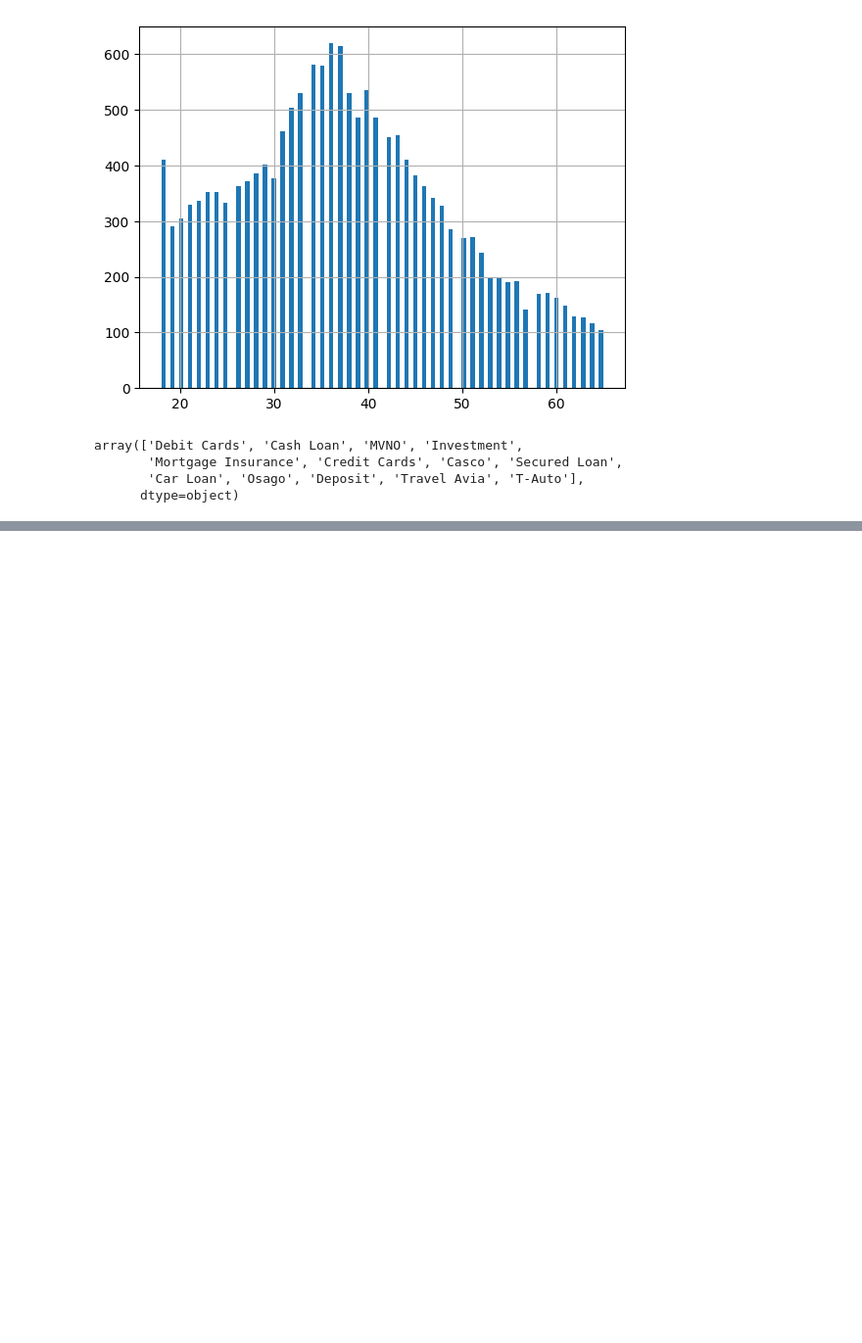
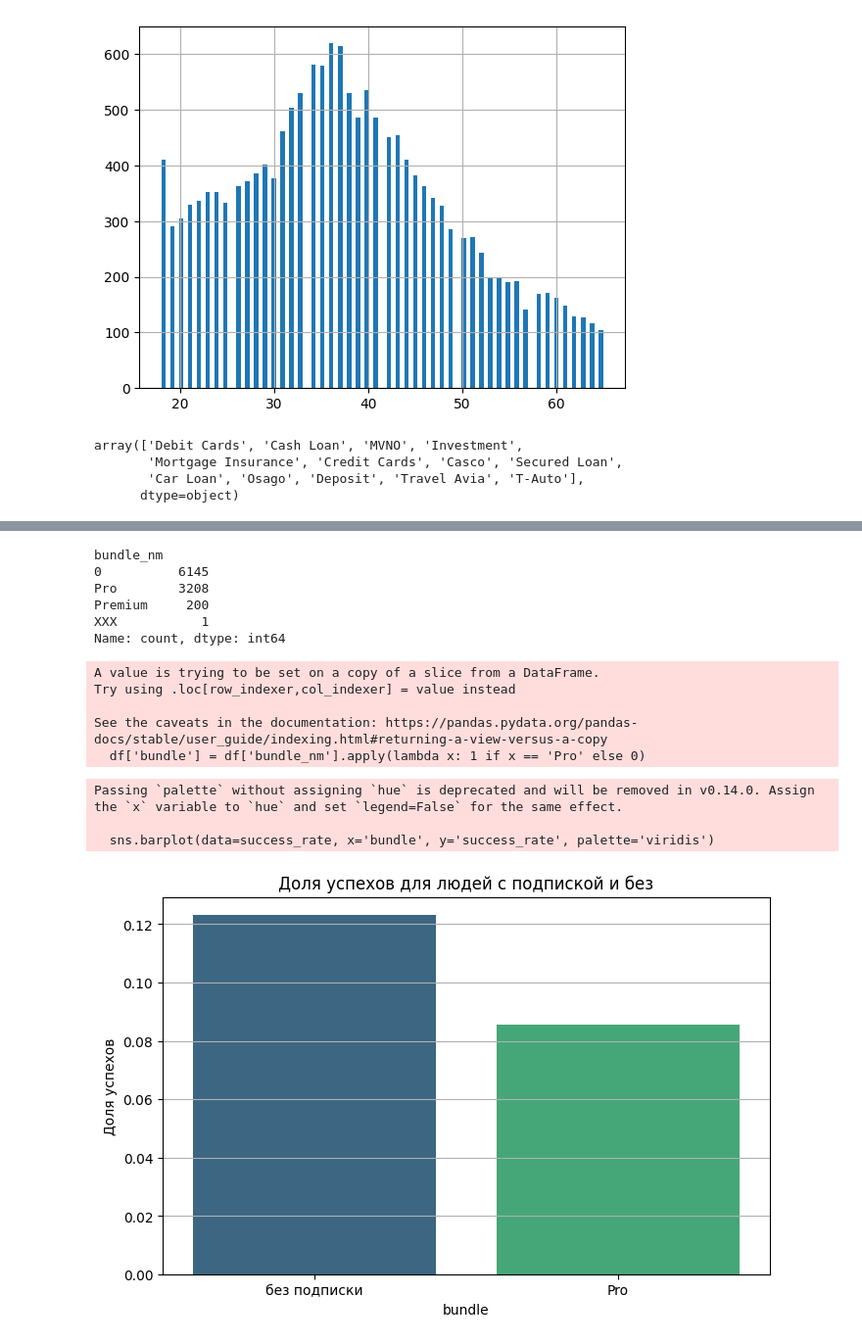
Before and after one commit to bygaga993/bread_dano_2024, a Jupyter notebook: visualization.ipynb, the cells around one changed output, grey strips where cells are left out. Shown at 98% size. Cells and saved outputs as stored; diff of their text form; code cells hidden in the pictures; blank space fills up the shorter version.

```diff
--- a/visualization.ipynb
+++ b/visualization.ipynb
@@ -669,0 +770,35 @@ array(['Debit Cards', 'Cash Loan', 'MVNO', 'Investment',
+# %%
+df['bundle_nm'].value_counts()
+# %% [output]
+bundle_nm
+0          6145
+Pro        3208
+Premium     200
+XXX           1
+Name: count, dtype: int64
+# %%
+df = df[df['bundle_nm'] != 'Premium']
+# %%
+df['bundle'] = df['bundle_nm'].apply(lambda x: 1 if x == 'Pro' else 0)
+# %% [output]
+A value is trying to be set on a copy of a slice from a DataFrame.
+Try using .loc[row_indexer,col_indexer] = value instead
+
+See the caveats in the documentation: https://pandas.pydata.org/pandas-docs/stable/user_guide/indexing.html#returning-a-view-versus-a-copy
+  df['bundle'] = df['bundle_nm'].apply(lambda x: 1 if x == 'Pro' else 0)
+# %%
+success_rate = df.groupby('bundle')['flag_call_result'].mean().reset_index()
+success_rate['bundle'] = success_rate['bundle'].map({0: 'без подписки', 1: 'Pro'})
+success_rate.columns = ['bundle', 'success_rate']
+
+plt.figure(figsize=(8, 5))
+sns.barplot(data=success_rate, x='bundle', y='success_rate', palette='viridis')
+plt.title('Доля успехов для людей с подпиской и без')
+plt.ylabel('Доля успехов')
+plt.grid(axis='y')
+plt.show()
+# %% [output]
+Passing `palette` without assigning `hue` is deprecated and will be removed in v0.14.0. Assign the `x` variable to `hue` and set `legend=False` for the same effect.
+
+  sns.barplot(data=success_rate, x='bundle', y='success_rate', palette='viridis')
+[figure, added]
```
Also changed, not shown: parts of 15 cells of this notebook, 2 other files.
